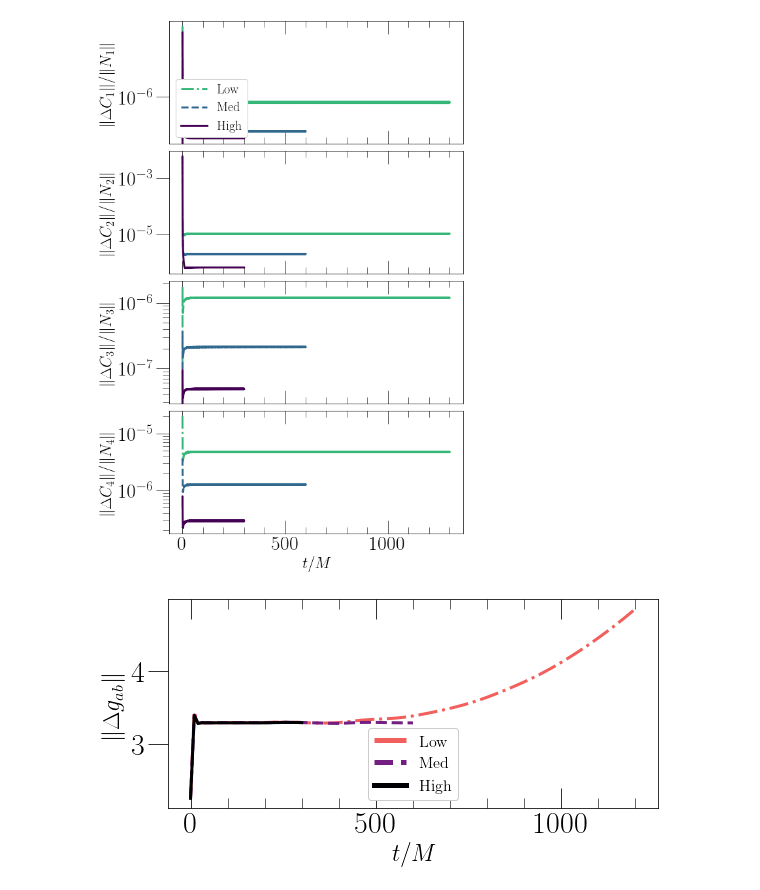
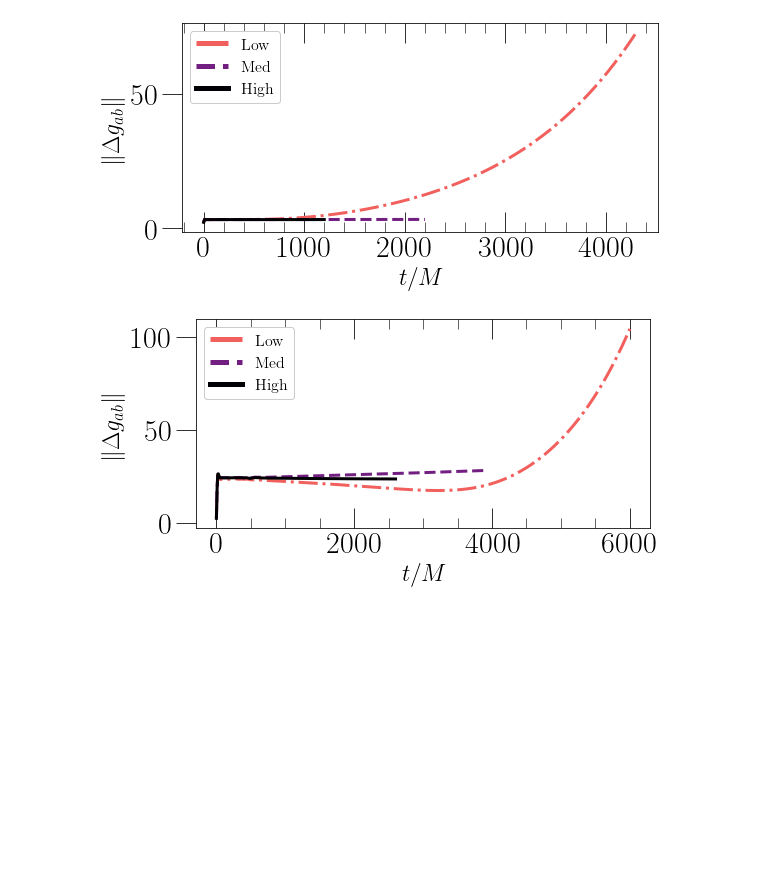
Before and after one commit to mariaokounkova/EDGB, a Jupyter notebook: Evolution/EvolutionPlots.ipynb, the cells around one changed output. Drawn from its saved outputs; the diff is of its cells as text; code cells hidden in the pictures; blank space fills up the shorter version.

Commit message:
EvolutionPlots: PlotScalarField updated, plotting commands
Added plotting commands for the data we're interested in,
made a change to the PlotScalarField method so that it works

```diff
--- a/Evolution/EvolutionPlots.ipynb
+++ b/Evolution/EvolutionPlots.ipynb
@@ -103,7 +105,3 @@ def PlotConstraintViolation(p, spin, figname, norm=True):
-# %%
-PlotConstraintViolation('Runs_10000', '0.6', 'Test.pdf', norm=True)
-# %% [output]
-[figure, removed]
 # %%
 ## Plot field variables
 
@@ -133,7 +131,7 @@ def PlotVariables(p, spin, figname):
 
 
     ax.set_ylabel(r'$\|\Delta g_{ab} \| $')
-    leg = ax.legend(fontsize=16,framealpha=1.0, loc='lower center')
+    leg = ax.legend(fontsize=16,framealpha=1.0, loc='upper left')
     for legobj in leg.legendHandles:
         legobj.set_linewidth(5.0)
     ax.set_xlabel('$t/M$')
@@ -143,9 +141,10 @@ def PlotVariables(p, spin, figname):
     plt.show()
 # %%
 PlotVariables('Runs_Correct', '0.1', 'Test.pdf')
-PlotVariables('Runs_Correct', '0.1', 'Test.pdf')
+PlotVariables('Runs_Correct_ScalarField', '0.1', 'Test.pdf')
 # %% [output]
-[figure, old version]
+[figure, new version]
+[figure, added]
 # %%
 ## Plot time derivatives with resolution
 
```
Also changed, not shown: parts of 4 cells of this notebook.
